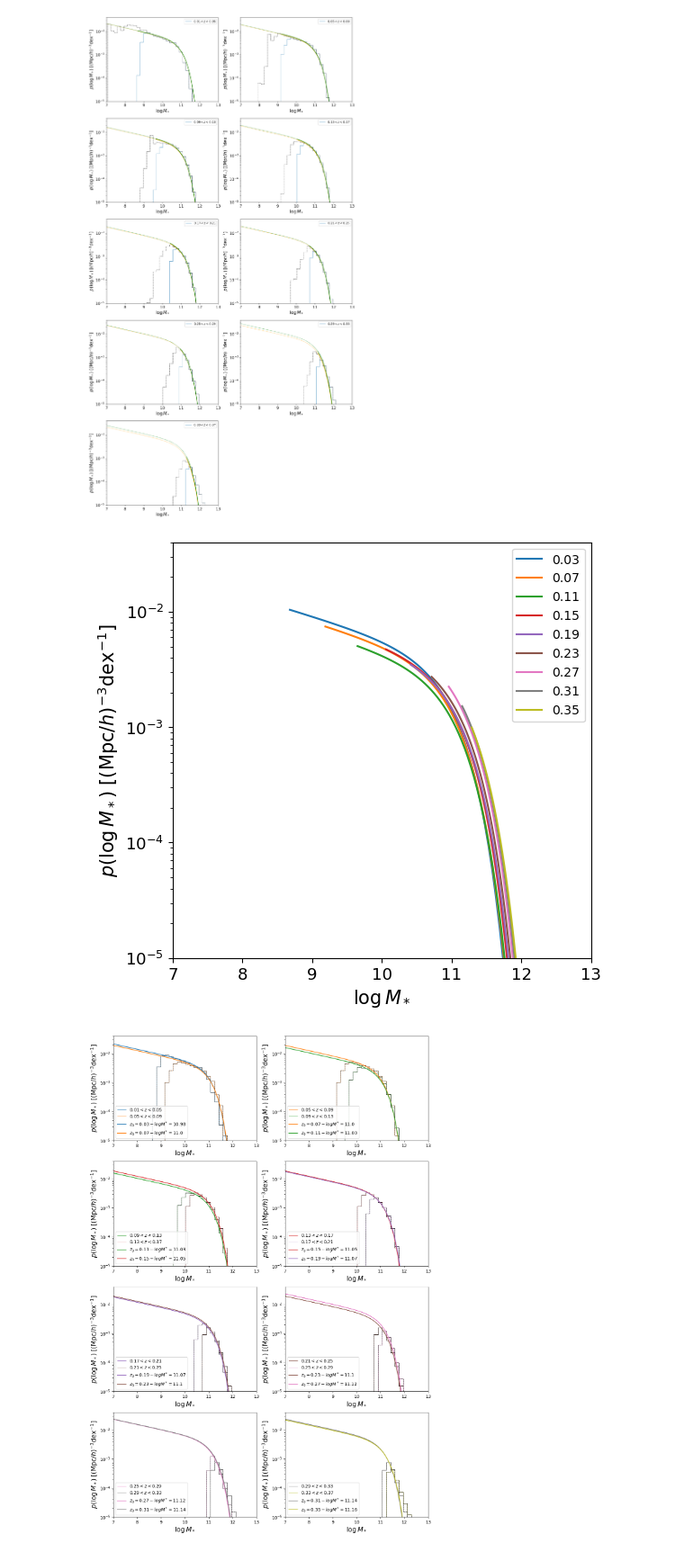
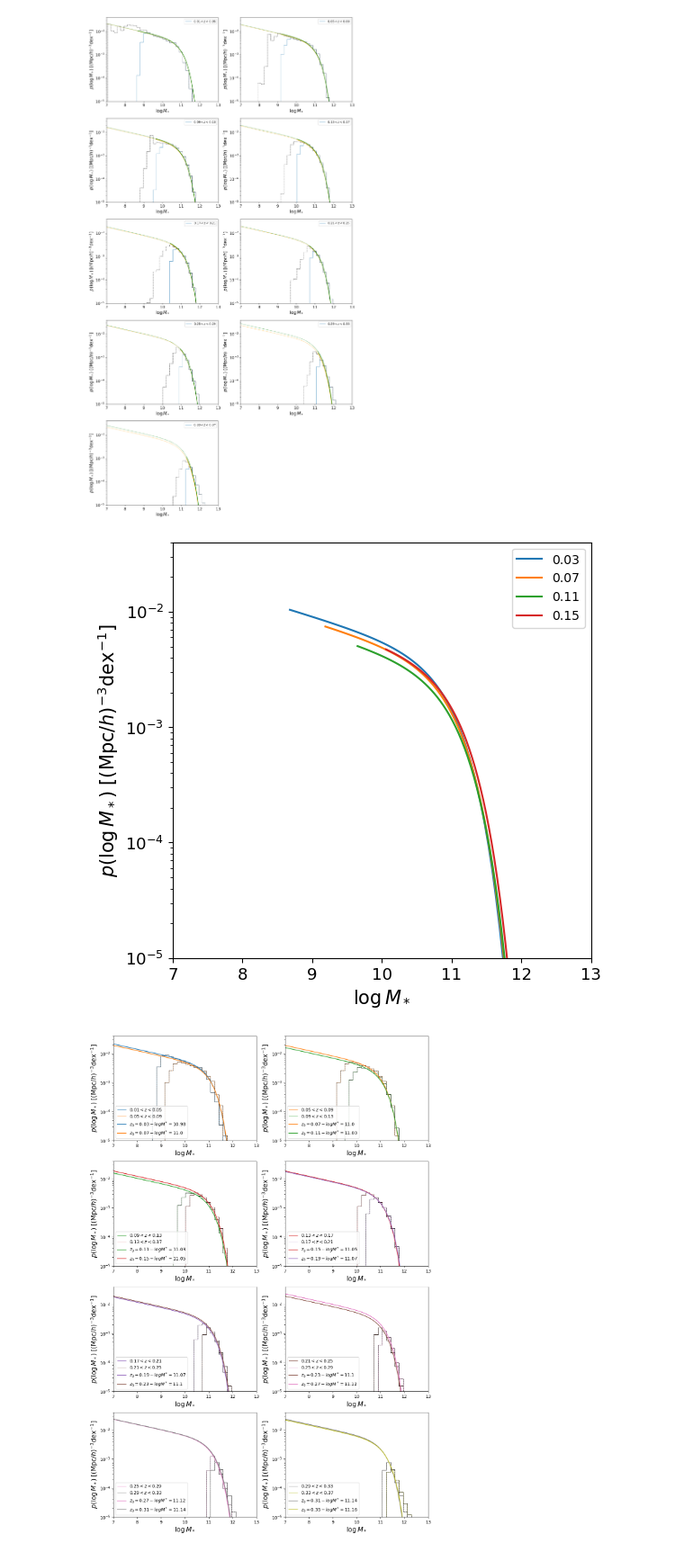
Before and after one commit to fedehope/zSMF, a Jupyter notebook: nb/test.ipynb, the cells around one changed output. Shown at 90% size. Saved outputs shown, nothing was run; the diff lists cells and outputs as text; code cells hidden in the pictures.

```diff
--- a/nb/test.ipynb
+++ b/nb/test.ipynb
@@ -101,35 +101,35 @@ x_lin_ext = np.linspace(7, 14, 100)
 
 fig = plt.figure(figsize=(6,6))
 
 
 
 # plot_params_ext2 = {'color': 'green', 'linestyle':'--', 'linewidth':0.7}
 # plot_params2 = {'color':'green', 'linestyle':'-'}
 
 # plot_params_ext3 = {'color': 'red', 'linestyle':'--', 'linewidth':0.7}
 # plot_params3 = {'color':'red', 'linestyle':'-'}
 
-for i, zmin, zmax, z0 in zip(range(9), zmins, zmaxs, zmins + (zmaxs - zmins)/2.):
+for i, zmin, zmax, z0 in zip(range(4), zmins, zmaxs, zmins + (zmaxs - zmins)/2.):
 
     z_smf = ZSchechterModel(bgs, zmin, zmax, z0)
 
     n = z_smf.normalisation(best_params)
 
 
     x_lin = np.linspace(z_smf.mlim.min(), 14, 100)
 
     plot_params_ext = {'color': f'C{i}', 'linestyle':'--', 'linewidth':0.7}
     plot_params = {'color':f'C{i}', 'linestyle':'-', 'label':f'{z0:.2f}'}
 
     Plotter.plot_zschechter(x_lin, z0, n, best_params, **plot_params)
     # Plotter.plot_zschechter(x_lin_ext, z0, n, best_params, **plot_params_ext)
 
     plt.xticks(fontsize=13)
     plt.yticks(fontsize=13)
     plt.legend(loc='best')
 plt.show()
 # %% [output]
-[figure, old version]
+[figure, new version]
 # %%
 zsmfs = [ZSchechterModel(bgs, zmin, zmax, z0) for zmin, zmax, z0 in zip(zmins, zmaxs, zmins + (zmaxs - zmins)/2.)]
 vmax_hists = [vmax_hist.histogram_norm(zmin, zmax) for zmin, zmax in zip(zmins, zmaxs)]
```
Also changed, not shown: parts of 2 cells of this notebook, 2 other files.
